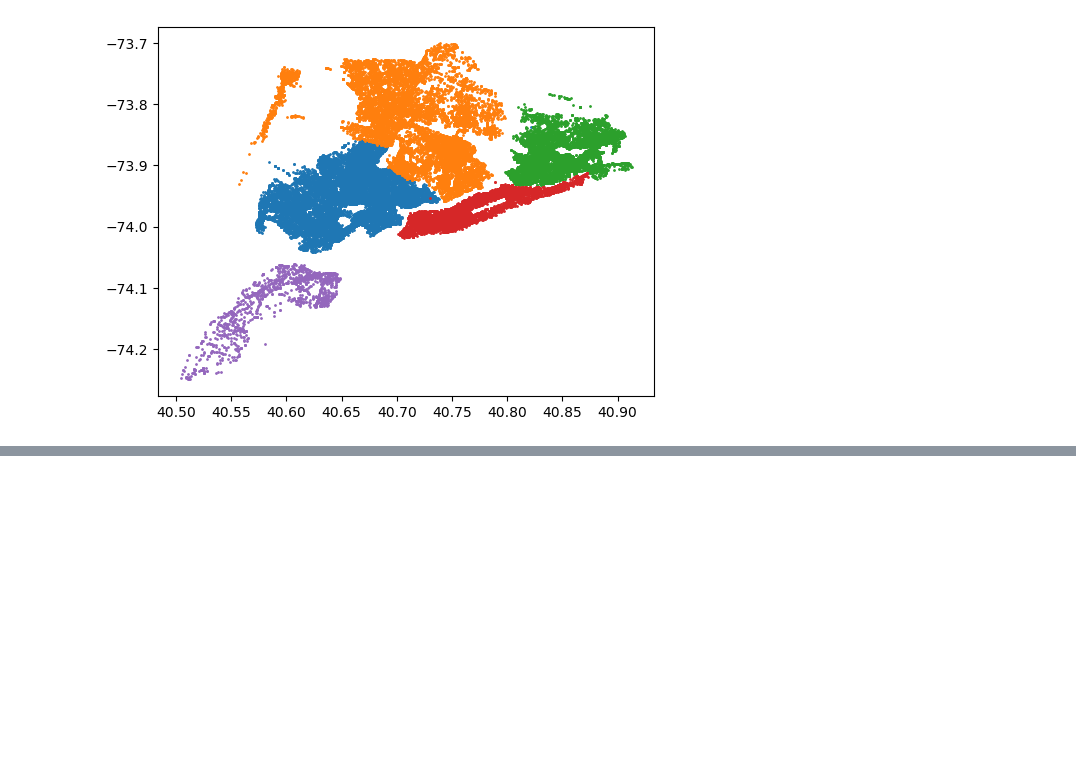
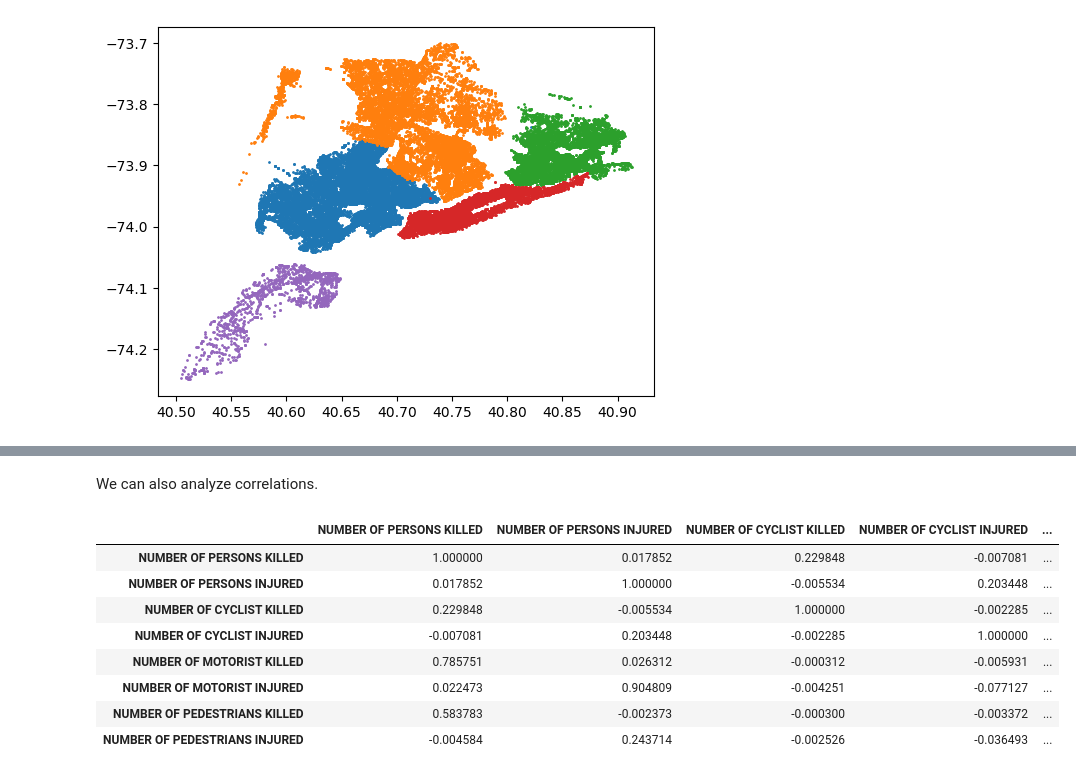
Before and after one commit to ishanpranav/traffic-accidents, a Jupyter notebook: src/traffic_accidents.ipynb, the cells around one changed output, grey strips where cells are left out. Saved outputs shown, nothing was run; the diff lists cells and outputs as text; code cells hidden in the pictures; blank space fills up the shorter version.

```diff
--- a/src/traffic_accidents.ipynb
+++ b/src/traffic_accidents.ipynb
@@ -283,0 +312,14 @@ show()
+# %% [markdown]
+We can also analyze correlations.
+# %%
+table[columns].corr()
+# %% [output]
+|  | NUMBER OF PERSONS KILLED | NUMBER OF PERSONS INJURED | NUMBER OF CYCLIST KILLED | NUMBER OF CYCLIST INJURED | ... |
+| NUMBER OF PERSONS KILLED | 1.000000 | 0.017852 | 0.229848 | -0.007081 | ... |
+| NUMBER OF PERSONS INJURED | 0.017852 | 1.000000 | -0.005534 | 0.203448 | ... |
+| NUMBER OF CYCLIST KILLED | 0.229848 | -0.005534 | 1.000000 | -0.002285 | ... |
+| NUMBER OF CYCLIST INJURED | -0.007081 | 0.203448 | -0.002285 | 1.000000 | ... |
+| NUMBER OF MOTORIST KILLED | 0.785751 | 0.026312 | -0.000312 | -0.005931 | ... |
+| NUMBER OF MOTORIST INJURED | 0.022473 | 0.904809 | -0.004251 | -0.077127 | ... |
+| NUMBER OF PEDESTRIANS KILLED | 0.583783 | -0.002373 | -0.000300 | -0.003372 | ... |
+| NUMBER OF PEDESTRIANS INJURED | -0.004584 | 0.243714 | -0.002526 | -0.036493 | ... |
```
Also changed, not shown: parts of 12 cells of this notebook.
